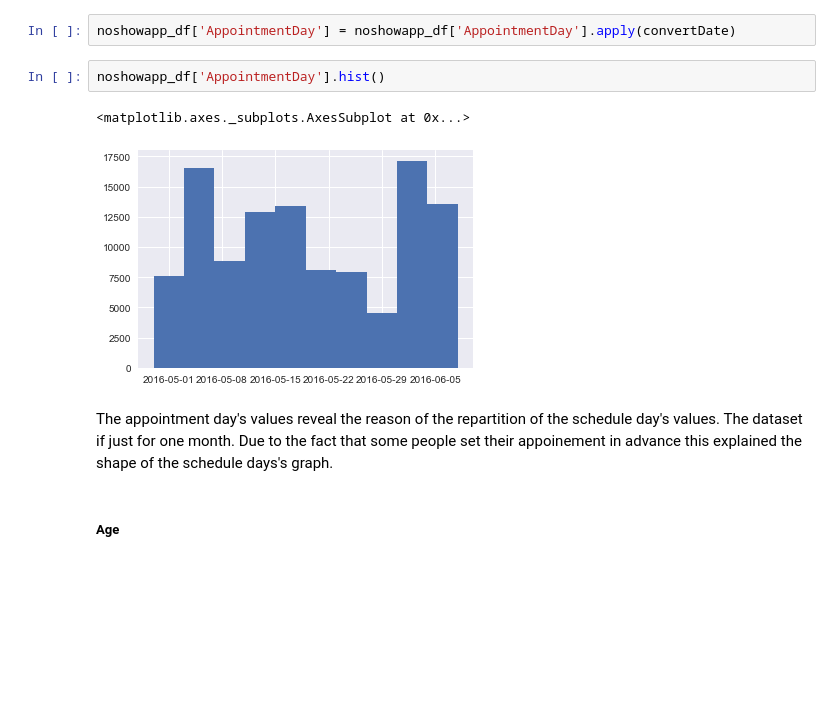
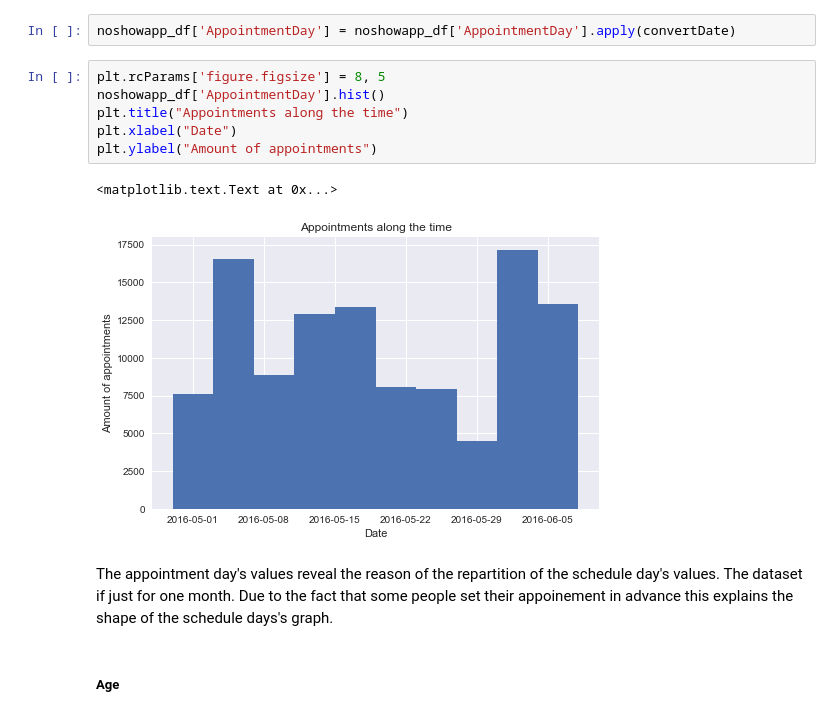
Before and after one commit to Hansastro/Nanodregree_Data_Analyst, a Jupyter notebook: Chapter3/investigate-a-dataset.ipynb, the cells around one changed output. Saved outputs shown, nothing was run; the diff lists cells and outputs as text; blank space fills up the shorter version.

```diff
--- a/Chapter3/investigate-a-dataset.ipynb
+++ b/Chapter3/investigate-a-dataset.ipynb
@@ -287,13 +291,17 @@ Name: AppointmentDay, dtype: object
 Here the hour seems to be zero. We can use the same function to convert the date than for scheculed day.
 # %%
 noshowapp_df['AppointmentDay'] = noshowapp_df['AppointmentDay'].apply(convertDate)
-# %%
-noshowapp_df['AppointmentDay'].hist()
-# %% [output]
-<matplotlib.axes._subplots.AxesSubplot at 0x...>
-[figure, removed]
+# %%
+plt.rcParams['figure.figsize'] = 8, 5
+noshowapp_df['AppointmentDay'].hist()
+plt.title("Appointments along the time")
+plt.xlabel("Date")
+plt.ylabel("Amount of appointments")
+# %% [output]
+<matplotlib.text.Text at 0x...>
+[figure, added]
 # %% [markdown]
-The appointment day's values reveal the reason of the repartition of the schedule day's values. The dataset if just for one month. Due to the fact that some people set their appoinement in advance this explained the shape of the schedule days's graph.
+The appointment day's values reveal the reason of the repartition of the schedule day's values. The dataset if just for one month. Due to the fact that some people set their appoinement in advance this explains the shape of the schedule days's graph.
 # %% [markdown]
 <a id='Age'></a>
 ##### Age
```
Also changed, not shown: parts of 24 cells of this notebook, 1 other file.
